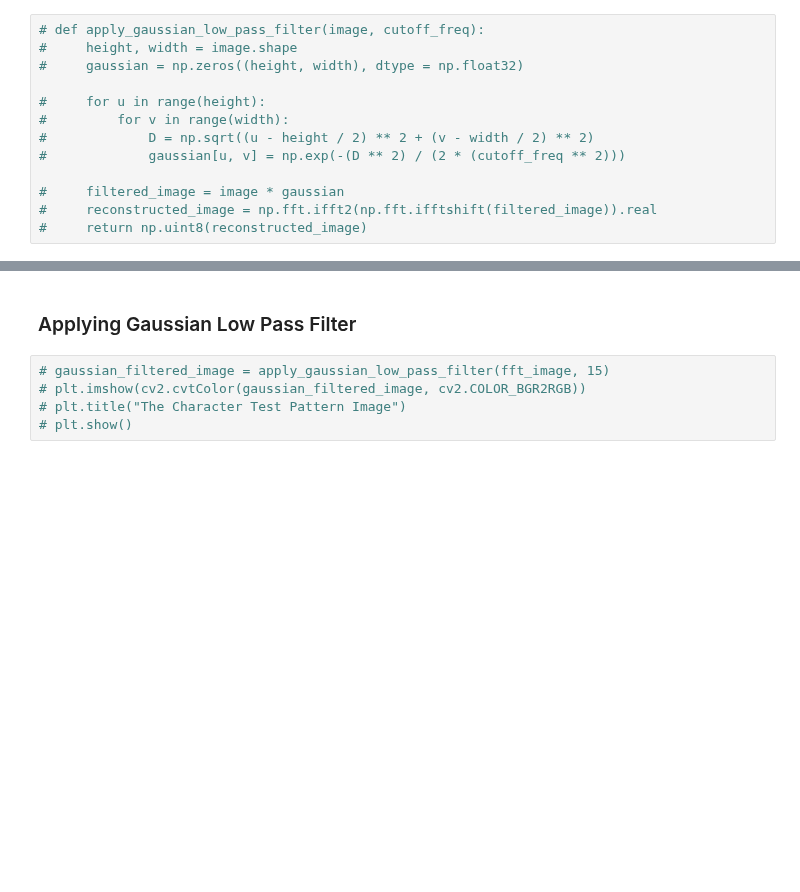
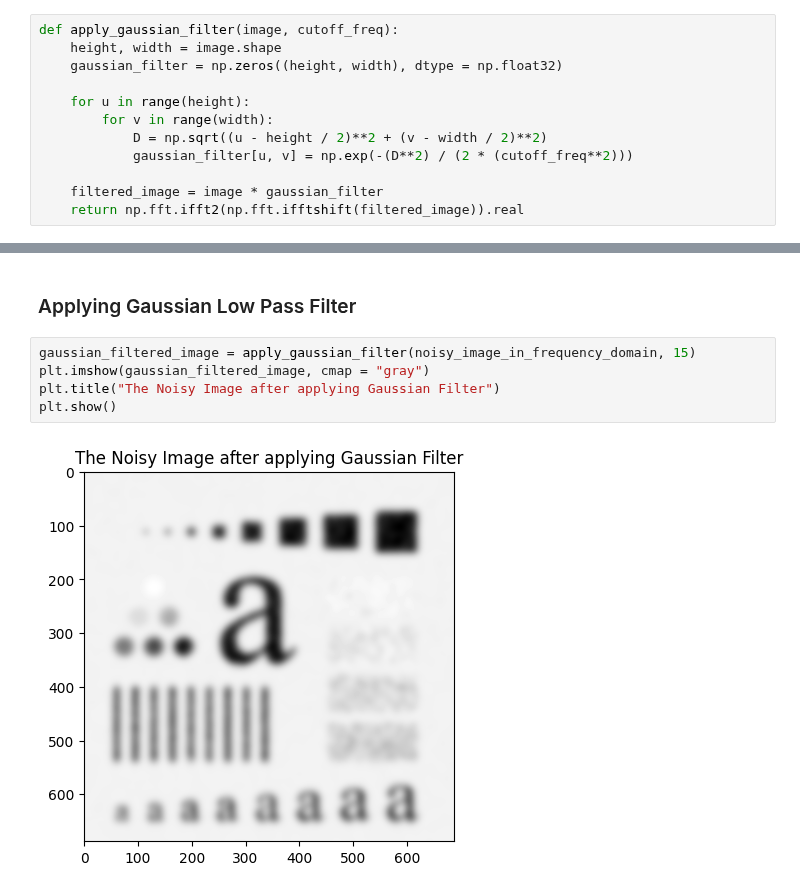
Before and after one commit to ahnafshahrear/Digital-Image-Processing-Lab, a Jupyter notebook: 4(a) Butterworth & Gaussian Filters.ipynb, the cells around one changed output, grey strips where cells are left out. Drawn from its saved outputs; the diff is of its cells as text; blank space fills up the shorter version.

```diff
--- a/4(a) Butterworth & Gaussian Filters.ipynb
+++ b/4(a) Butterworth & Gaussian Filters.ipynb
@@ -21,18 +21,17 @@ def apply_butterworth_filter(image, n, D0):
 # %% [markdown]
 ### Function for Gaussian Low Pass Filter
 # %%
-# def apply_gaussian_low_pass_filter(image, cutoff_freq):
-#     height, width = image.shape
-#     gaussian = np.zeros((height, width), dtype = np.float32)
+def apply_gaussian_filter(image, cutoff_freq):
+    height, width = image.shape
+    gaussian_filter = np.zeros((height, width), dtype = np.float32)
 
-#     for u in range(height):
-#         for v in range(width):
-#             D = np.sqrt((u - height / 2) ** 2 + (v - width / 2) ** 2)
-#             gaussian[u, v] = np.exp(-(D ** 2) / (2 * (cutoff_freq ** 2)))
+    for u in range(height):
+        for v in range(width):
+            D = np.sqrt((u - height / 2)**2 + (v - width / 2)**2)
+            gaussian_filter[u, v] = np.exp(-(D**2) / (2 * (cutoff_freq**2)))
 
-#     filtered_image = image * gaussian
-#     reconstructed_image = np.fft.ifft2(np.fft.ifftshift(filtered_image)).real
-#     return np.uint8(reconstructed_image)
+    filtered_image = image * gaussian_filter
+    return np.fft.ifft2(np.fft.ifftshift(filtered_image)).real
 # %% [markdown]
 ### Loading the Image
 # %%
@@ -63,7 +72,9 @@ plt.show()
 # %% [markdown]
 ### Applying Gaussian Low Pass Filter
 # %%
-# gaussian_filtered_image = apply_gaussian_low_pass_filter(fft_image, 15)
-# plt.imshow(cv2.cvtColor(gaussian_filtered_image, cv2.COLOR_BGR2RGB))
-# plt.title("The Character Test Pattern Image")
-# plt.show()
+gaussian_filtered_image = apply_gaussian_filter(noisy_image_in_frequency_domain, 15)
+plt.imshow(gaussian_filtered_image, cmap = "gray")
+plt.title("The Noisy Image after applying Gaussian Filter")
+plt.show()
+# %% [output]
+[figure, added]
```
Also changed, not shown: parts of 6 cells of this notebook, 1 other file.
